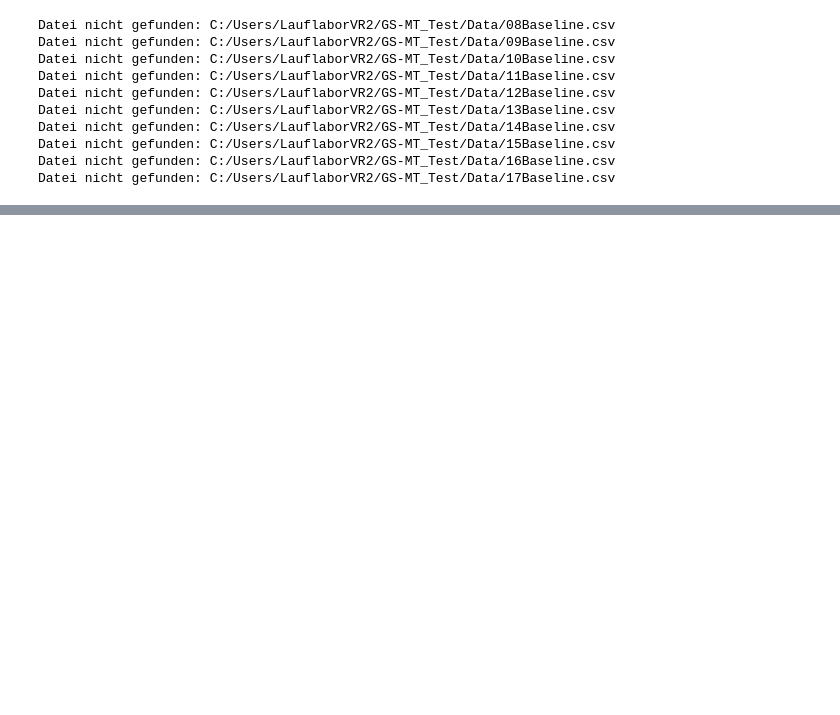
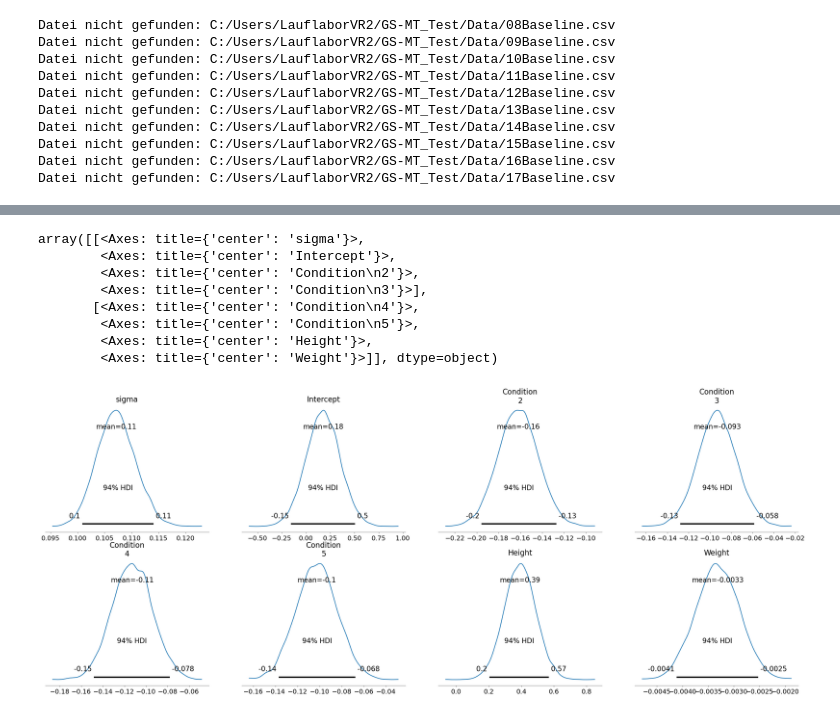
Before and after one commit to Gregor1597/Master_Thesis, a Jupyter notebook: Analysis/bayesian.ipynb, the cells around one changed output, grey strips where cells are left out. Saved outputs shown, nothing was run; the diff lists cells and outputs as text; code cells hidden in the pictures; blank space fills up the shorter version.

```diff
--- a/Analysis/bayesian.ipynb
+++ b/Analysis/bayesian.ipynb
@@ -154,3 +322,15 @@ az.plot_trace(
+# %%
+az.plot_posterior(fitted)
+# %% [output]
+array([[<Axes: title={'center': 'sigma'}>,
+        <Axes: title={'center': 'Intercept'}>,
+        <Axes: title={'center': 'Condition\n2'}>,
+        <Axes: title={'center': 'Condition\n3'}>],
+       [<Axes: title={'center': 'Condition\n4'}>,
+        <Axes: title={'center': 'Condition\n5'}>,
+        <Axes: title={'center': 'Height'}>,
+        <Axes: title={'center': 'Weight'}>]], dtype=object)
+[figure, added]
 # %%
 ppc = model.predict(idata=fitted, kind="pps", inplace=False)
 # %%
```
Also changed, not shown: parts of 21 cells of this notebook, 4 other files.
